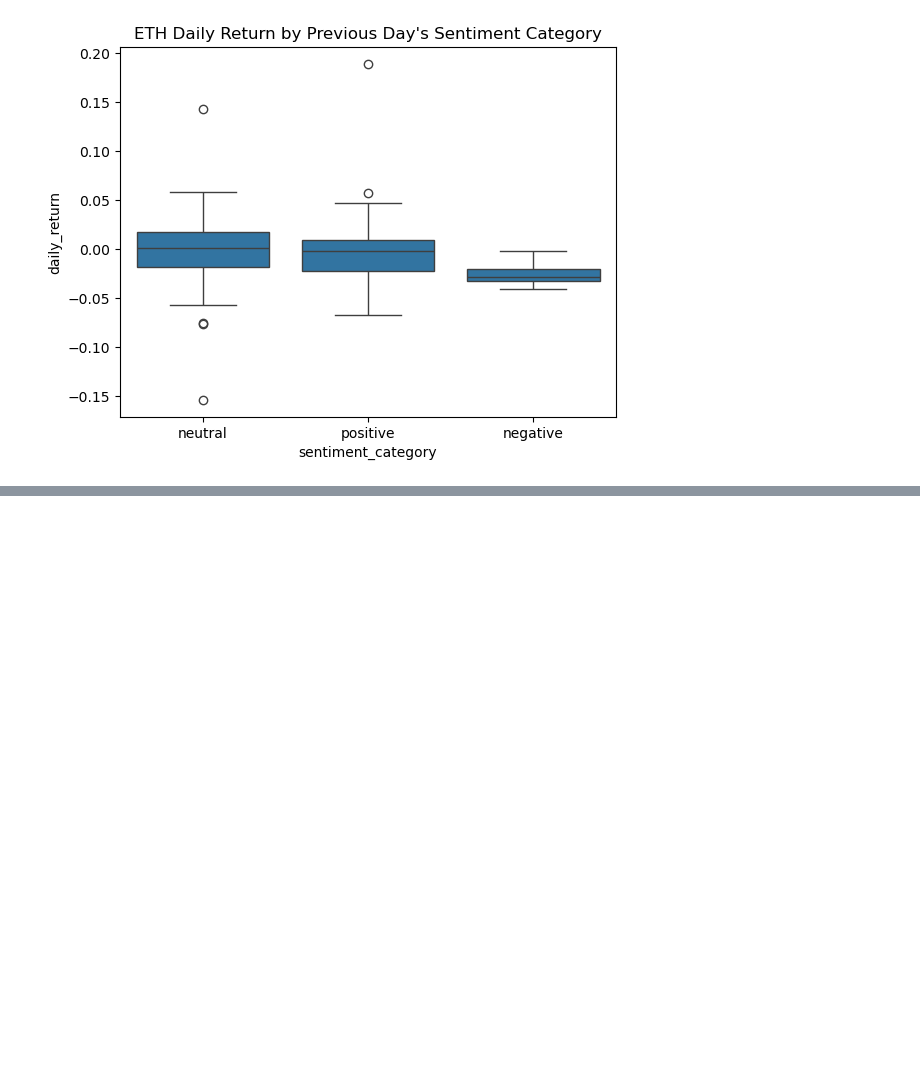
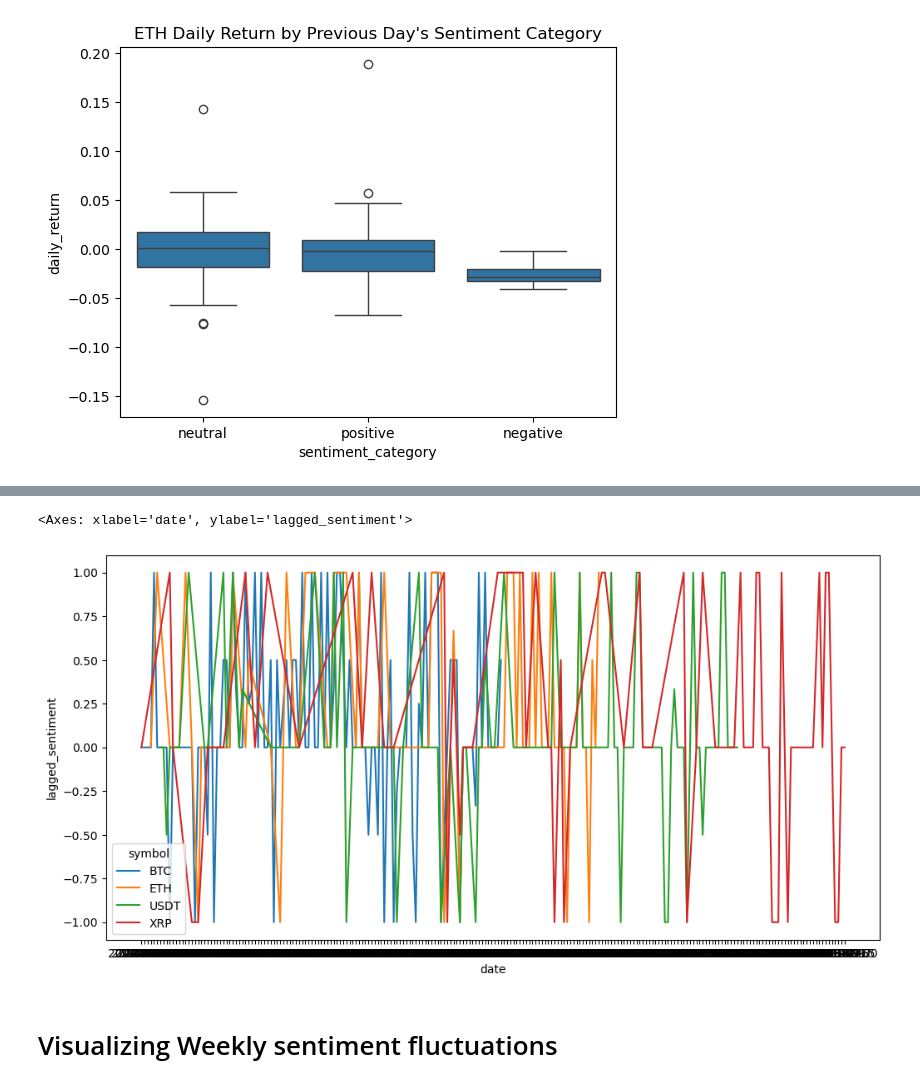
Before and after one commit to pabs-llama/projects, a Jupyter notebook: stock_api/nlp_financial_sentiment.ipynb, the cells around one changed output, grey strips where cells are left out. Saved outputs shown, nothing was run; the diff lists cells and outputs as text; code cells hidden in the pictures; blank space fills up the shorter version.

```diff
--- a/stock_api/nlp_financial_sentiment.ipynb
+++ b/stock_api/nlp_financial_sentiment.ipynb
@@ -62,4 +62,4 @@ Error processing: FCA seeks to encourage more investment in shares a... | Error:
 Error processing: The greenback’s dominance was forged on trade, all... | Error: 503 Server Error: Service Temporarily Unavailable for url: https://api-inference.huggingface.co/models/mrm8488/distilro ...
 # %%
 # filter df for articles where date is not null
-ft_articles_df.isna().sum()
+ft_articles_df.drop(columns=['Unnamed: 0'], inplace=True)
@@ -274,0 +234,9 @@ Notes:
+# %%
+# lineplot to visualize sentiment by date
+plt.figure(figsize=(12, 6))
+sns.lineplot(data=lagged_df, x='date', y='lagged_sentiment', hue='symbol')
+# %% [output]
+<Axes: xlabel='date', ylabel='lagged_sentiment'>
+[figure, added]
+# %% [markdown]
+# Visualizing Weekly sentiment fluctuations
```
Also changed, not shown: parts of 10 cells of this notebook, 2 other files.
